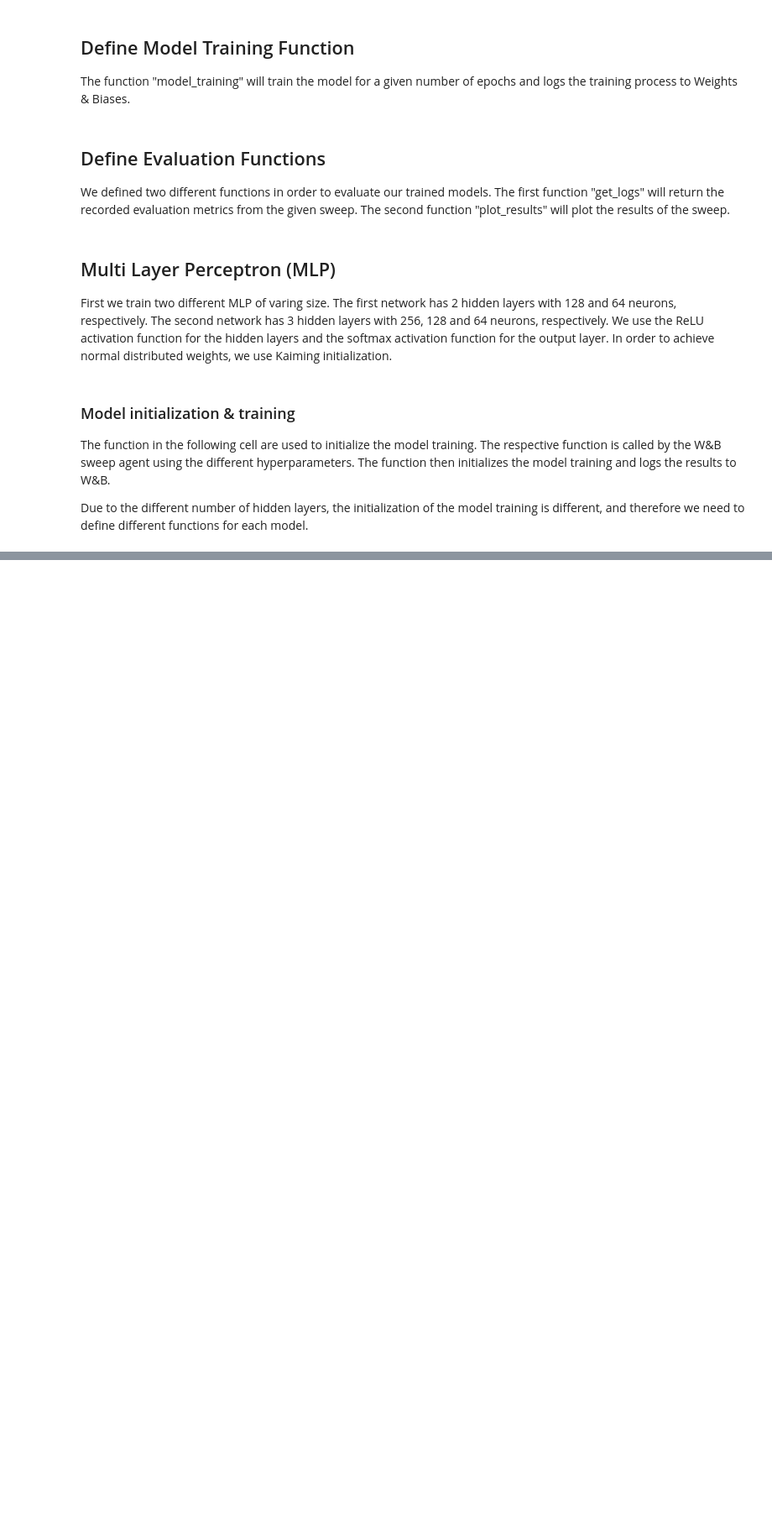
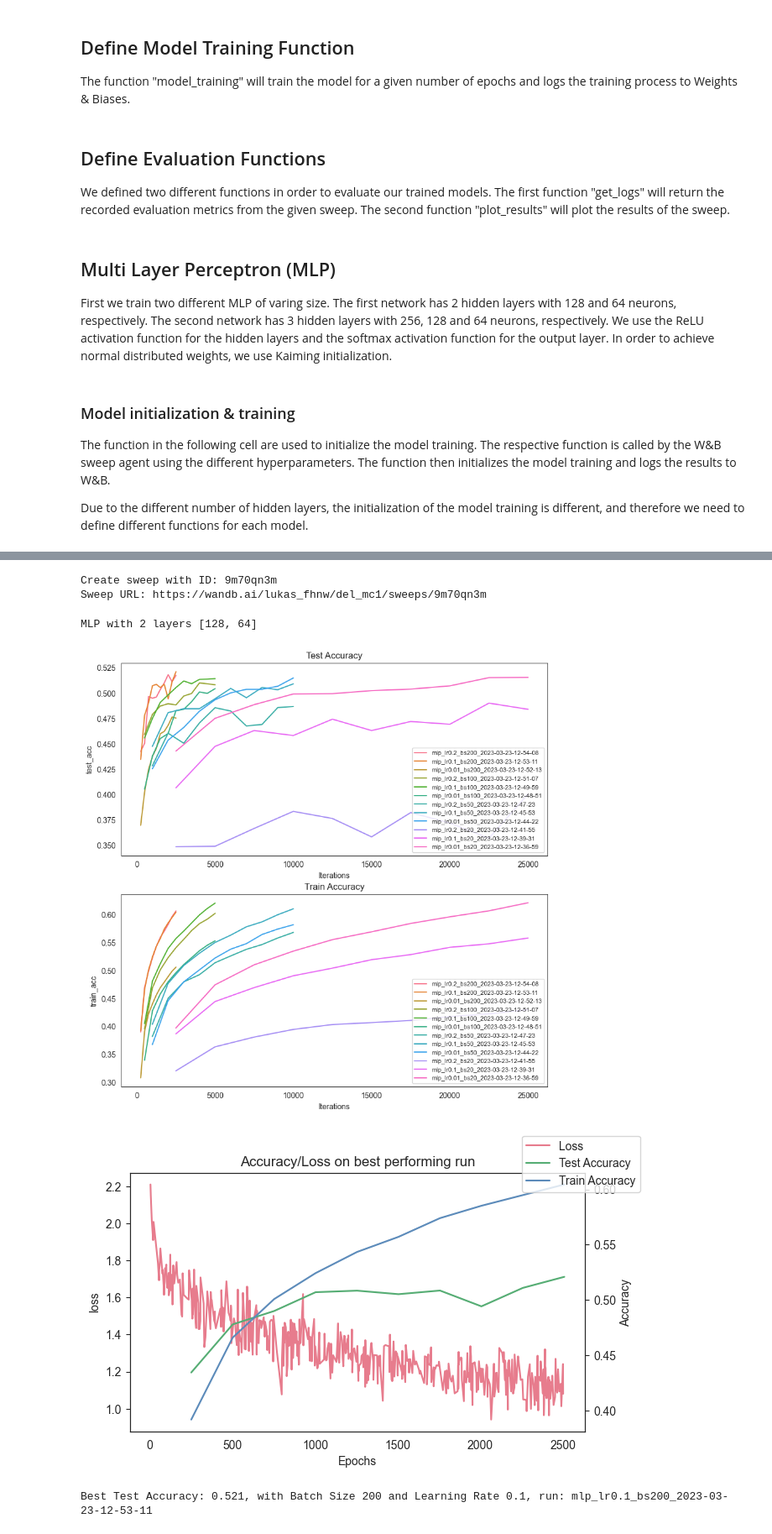
Before and after one commit to lukasreber/del_mc1, a Jupyter notebook: mc1.ipynb, the cells around one changed output, grey strips where cells are left out. Shown at 84% size. Saved outputs shown, nothing was run; the diff lists cells and outputs as text; code cells hidden in the pictures; blank space fills up the shorter version.

```diff
--- a/mc1.ipynb
+++ b/mc1.ipynb
@@ -498,0 +470,79 @@ wandb.agent(sweep_id, function=train_mlp_2)
+# %%
+def train_mlp_2(config=None):
+    with wandb.init(config=config) as run:
+
+        config = wandb.config
+
+        wandb.run.name=f'{config.architecture}_lr{config.learning_rate}_bs{config.batch_size}_{datetime.now().strftime("%Y-%m-%d-%H-%M-%S")}'
+
+        if config.optimizer == 'sgd':
+            optimizer = lambda model: torch.optim.SGD(model.parameters(), lr=config.learning_rate)
+        elif config.optimizer == 'adam':
+            optimizer = lambda model: torch.optim.Adam(model.parameters(), lr=config.learning_rate)
+
+        model_training(
+            modelclass=lambda: MLP_2(config.input_size, config.output_size, config.hidden_layers[0], config.hidden_layers[1], config.hidden_layers[2]),
+            optimizer=optimizer,
+            traindata=torch.utils.data.DataLoader(cifar_train, batch_size=config.batch_size, shuffle=True),
+            testdata=torch.utils.data.DataLoader(cifar_test, batch_size=config.batch_size, shuffle=True),
+            criterion=nn.CrossEntropyLoss(),
+            epochs=config.epochs,
+            device=device
+        )
+
+sweep_config = {
+    'name': 'MLP_sweep',
+    'method': 'grid',
+    'metric': {
+        'name': 'loss',
+        'goal': 'minimize'
+    },
+    'parameters': {
+        'epochs': {
+            'value': 10
+            },
+        'batch_size': {
+            'values': [20, 50, 100, 200],
+        },
+        'learning_rate': {
+            'values': [0.01, 0.1, 0.2]
+        },
+        'architecture': {
+            'value': 'mlp'
+        },
+        'optimizer': {
+            'value': 'sgd'
+        },
+        'loss': {
+            'value': 'CrossEntropyLoss'
+        },
+        'activation': {
+            'value': 'relu'
+        },
+        'hidden_layers': {
+            'values': [(256, 128, 64)]
+        },
+        'input_size': {
+            'value': 32*32*3
+        },
+        'output_size': {
+            'value': 10
+        }
+    }
+}
+
+sweep_id = wandb.sweep(sweep_config, project="del_mc1")
+wandb.agent(sweep_id, function=train_mlp_2)
+# %% [output]
+Create sweep with ID: 9m70qn3m
+Sweep URL: https://wandb.ai/lukas_fhnw/del_mc1/sweeps/9m70qn3m
+# %%
+summary, configs, accuracies, losses = get_logs('9m70qn3m')
+nr_layers = len(configs.loc[0,'hidden_layers'])
+layers = configs.loc[0,'hidden_layers']
+plot_results(summary, configs, accuracies, losses, False, f'MLP with {nr_layers} layers {layers}')
+# %% [output]
+MLP with 2 layers [128, 64]
+[figure, added]
+[figure, added]
+Best Test Accuracy: 0.521, with Batch Size 200 and Learning Rate 0.1, run: mlp_lr0.1_bs200_2023-03-23-12-53-11
```
Also changed, not shown: parts of 34 cells of this notebook.
